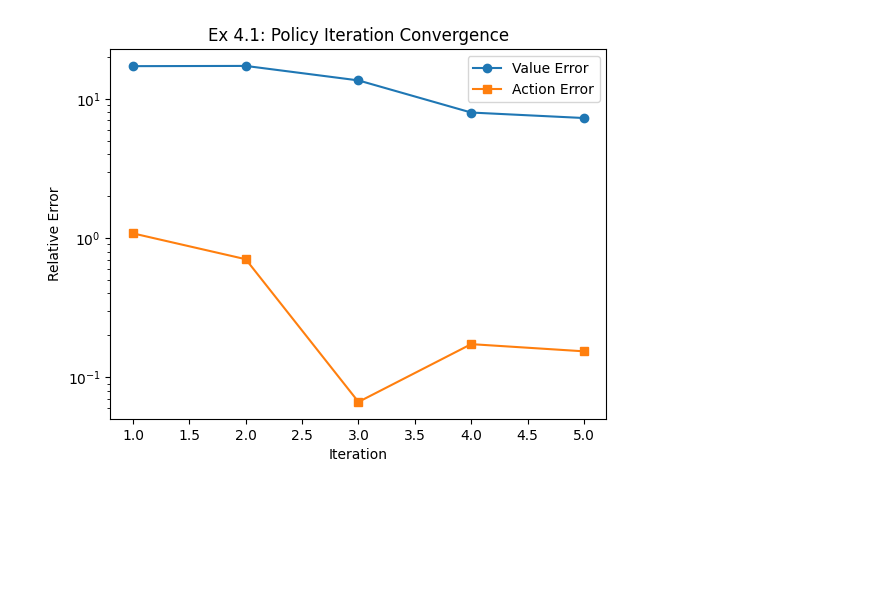
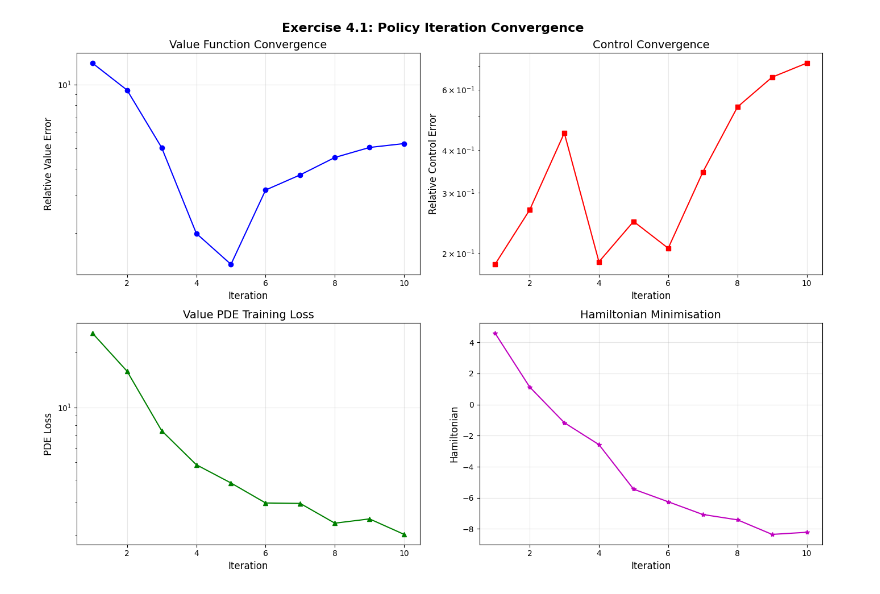
Before and after one commit to Conorgrant45/Stochastic-Control-Dynamic-Asset-Allocation, a Jupyter notebook: Assignment.ipynb, the cells around one changed output. Saved outputs shown, nothing was run; the diff lists cells and outputs as text; code cells hidden in the pictures; blank space fills up the shorter version.

```diff
--- a/Assignment.ipynb
+++ b/Assignment.ipynb
@@ -159,10 +369,56 @@ Epoch 1000 | Loss: 1.3286e+01 | Rel Error: 22.1099
 # %%
-# Exercise 4: Policy Iteration Algorithm (PIA)
-pia_results = run_policy_iteration(lqr_sim, x0)
+# Exercise 4 - Policy Iteration with DGM
+# PDE_DGM_LQR in policy_iteration mode — same class, different mode
+# Step i:  solve linear PDE for v given current a  (adapts Ex 3 / ref [1] DGM)
+# Step ii: minimise Hamiltonian to update a        (as specified in brief §4)
 
-plt.figure()
-plt.plot(range(1, 6), pia_results["v_err"], '-o', label="Value Error")
-plt.plot(range(1, 6), pia_results["a_err"], '-s', label="Action Error")
-plt.yscale('log'); plt.xlabel("Iteration"); plt.ylabel("Relative Error")
-plt.title("Policy Iteration Convergence"); plt.legend(); plt.show()
+pia_solver = PDE_DGM_LQR(
+    d=2, m=2,
+    H=lqr_sim.H, M=lqr_sim.M, C=lqr_sim.C,
+    D=lqr_sim.D, R=lqr_sim.R,
+    sigma=lqr_sim.sigma, T=lqr_sim.T,
+    hidden_dim=100,
+    mode="policy_iteration",    # Exercise 4: jointly learn v and a
+)
+
+pia_solver.fit(
+    max_updates=10,             # outer policy iteration loops
+    pde_epochs=1000,            # inner PDE solve steps per iteration
+    ham_epochs=500,             # inner Hamiltonian minimisation steps per iteration
+    batch_size=512,
+    lr=1e-3,
+)
+
+pia_history = pia_solver.pia_history
+
+fig, axes = plt.subplots(2, 2, figsize=(14, 10))
+
+axes[0, 0].semilogy(range(1, len(pia_history["v_error"])+1), pia_history["v_error"], "bo-")
+axes[0, 0].set_xlabel("Iteration", fontsize=12)
+axes[0, 0].set_ylabel("Relative Value Error", fontsize=12)
+axes[0, 0].set_title("Value Function Convergence", fontsize=14)
+axes[0, 0].grid(True, alpha=0.3)
+
+axes[0, 1].semilogy(range(1, len(pia_history["a_error"])+1), pia_history["a_error"], "rs-")
+axes[0, 1].set_xlabel("Iteration", fontsize=12)
+axes[0, 1].set_ylabel("Relative Control Error", fontsize=12)
+axes[0, 1].set_title("Control Convergence", fontsize=14)
+axes[0, 1].grid(True, alpha=0.3)
+
+axes[1, 0].semilogy(range(1, len(pia_history["v_loss"])+1), pia_history["v_loss"], "g^-")
+axes[1, 0].set_xlabel("Iteration", fontsize=12)
+axes[1, 0].set_ylabel("PDE Loss", fontsize=12)
+axes[1, 0].set_title("Value PDE Training Loss", fontsize=14)
+axes[1, 0].grid(True, alpha=0.3)
+
+axes[1, 1].plot(range(1, len(pia_history["h_loss"])+1), pia_history["h_loss"], "m*-")
+axes[1, 1].set_xlabel("Iteration", fontsize=12)
+axes[1, 1].set_ylabel("Hamiltonian", fontsize=12)
+axes[1, 1].set_title("Hamiltonian Minimisation", fontsize=14)
+axes[1, 1].grid(True, alpha=0.3)
+
+plt.suptitle("Exercise 4.1: Policy Iteration Convergence", fontsize=16, fontweight="bold")
+plt.tight_layout()
+plt.savefig("figures/ex4_1_value_error.png", dpi=150, bbox_inches="tight")
+plt.show()
 # %% [output]
@@ -174 +442 @@ Iteration 5: Value Error = 7.2845, Action Error = 0.1535
-[figure, old version]
+[figure, new version]
```
Also changed, not shown: parts of 22 cells of this notebook, 7 other files.
